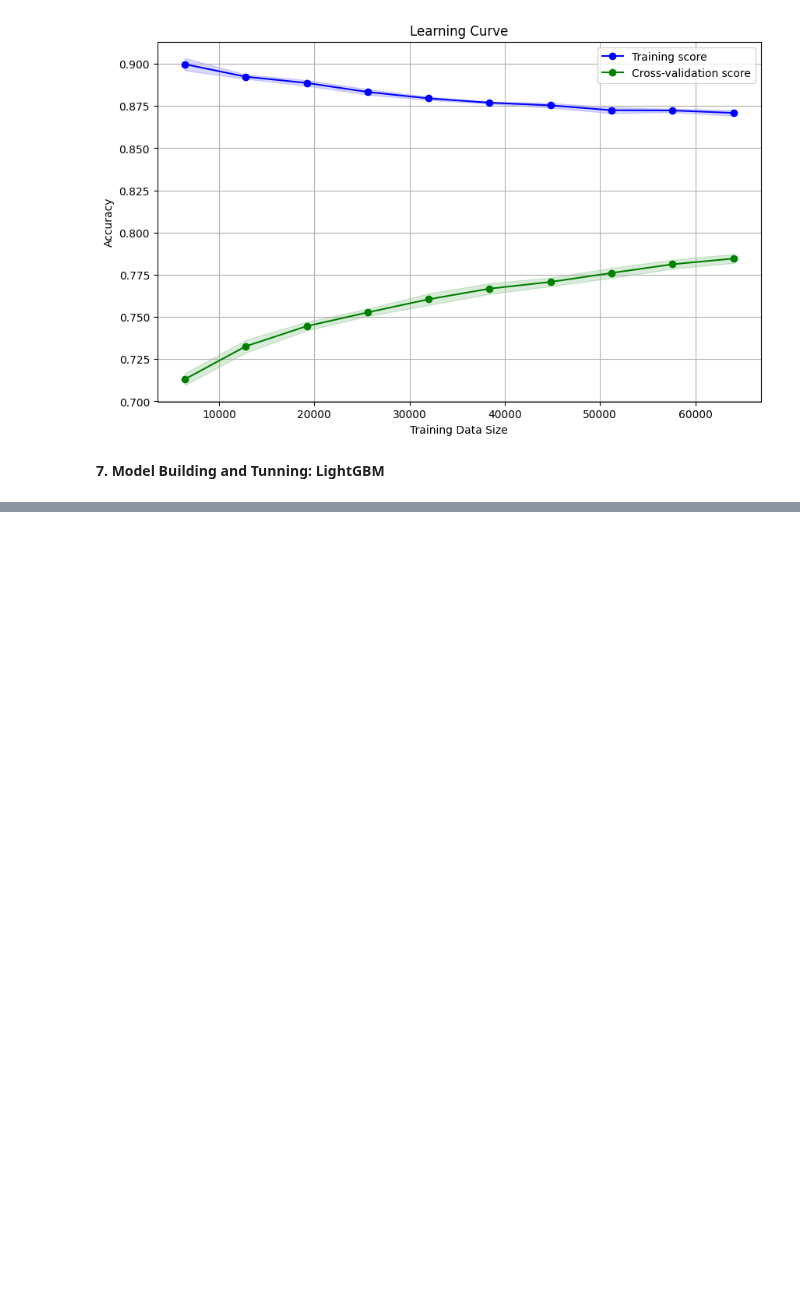
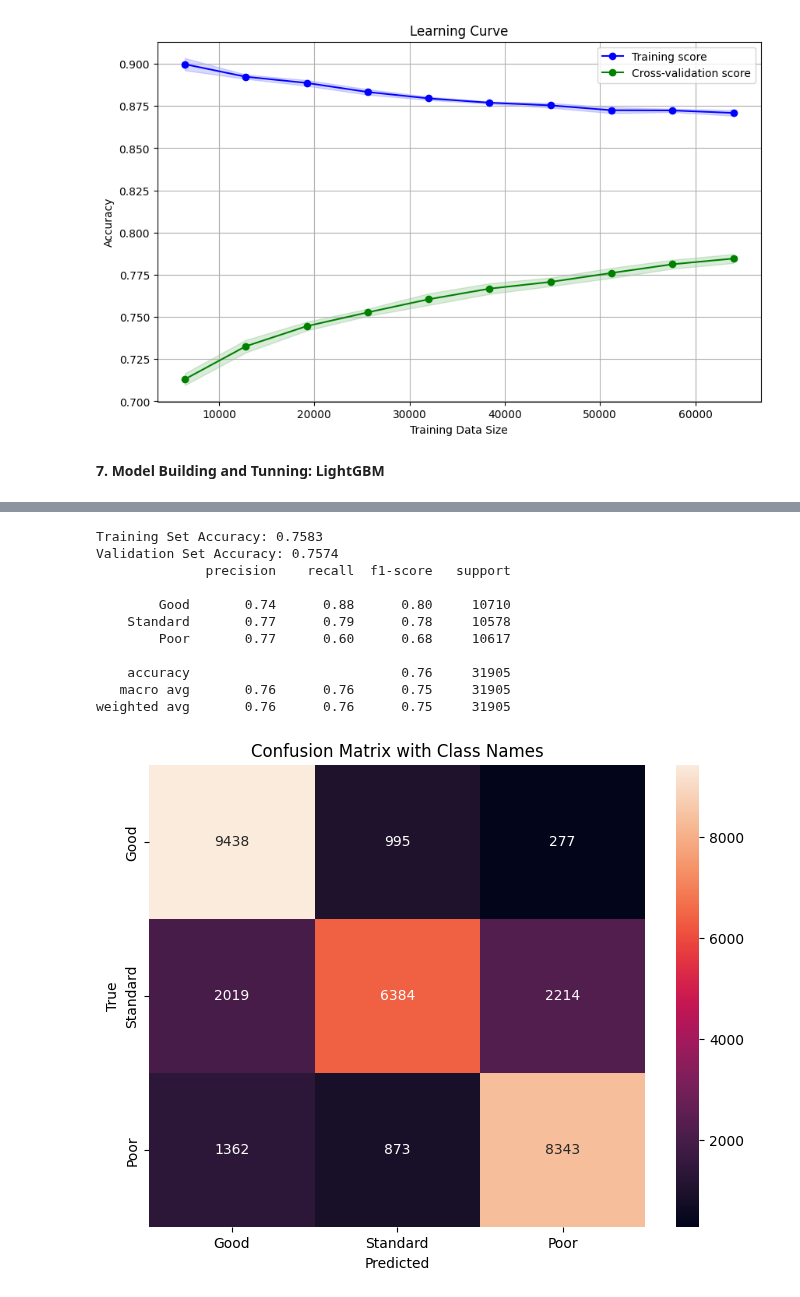
Before and after one commit to astronaut505/Credit-or-crisis, a Jupyter notebook: CreditScoreClassification2.ipynb, the cells around one changed output, grey strips where cells are left out. Cells and saved outputs as stored; diff of their text form; code cells hidden in the pictures; blank space fills up the shorter version.

```diff
--- a/CreditScoreClassification2.ipynb
+++ b/CreditScoreClassification2.ipynb
@@ -1177,0 +1083,36 @@ weighted avg       0.73      0.64      0.64     20000
+# %%
+from sklearn.metrics import classification_report, confusion_matrix, accuracy_score
+
+# Unique class names in the target variable
+class_names = y.unique()
+
+# Print the training set accuracy
+train_accuracy = accuracy_score(y_train, best_model.predict(X_train[selected_features]))
+print(f"Training Set Accuracy: {train_accuracy:.4f}")
+
+# Print the validation set accuracy and classification report
+valid_accuracy = accuracy_score(y_valid, y_pred)
+print(f"Validation Set Accuracy: {valid_accuracy:.4f}")
+print(classification_report(y_valid, y_pred, target_names=class_names))
+
+# Confusion Matrix with Class Names
+conf_matrix = confusion_matrix(y_valid, y_pred, labels=class_names)
+plt.figure(figsize=(8,6))
+sns.heatmap(conf_matrix, annot=True, fmt="d", xticklabels=class_names, yticklabels=class_names)
+plt.xlabel('Predicted')
+plt.ylabel('True')
+plt.title('Confusion Matrix with Class Names')
+plt.show()
+# %% [output]
+Training Set Accuracy: 0.7583
+Validation Set Accuracy: 0.7574
+              precision    recall  f1-score   support
+
+        Good       0.74      0.88      0.80     10710
+    Standard       0.77      0.79      0.78     10578
+        Poor       0.77      0.60      0.68     10617
+
+    accuracy                           0.76     31905
+   macro avg       0.76      0.76      0.75     31905
+weighted avg       0.76      0.76      0.75     31905
+[figure, added]
```
Also changed, not shown: parts of 19 cells of this notebook.
